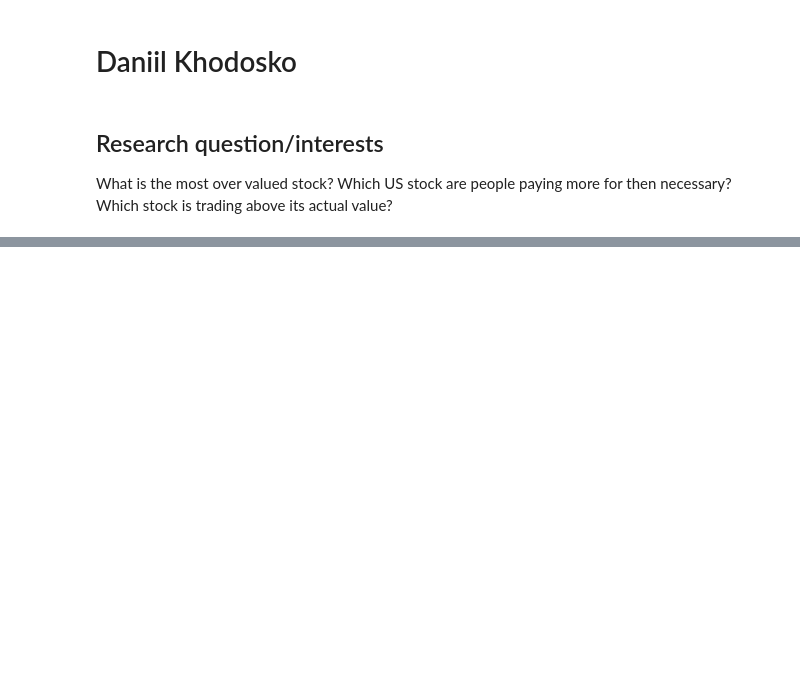
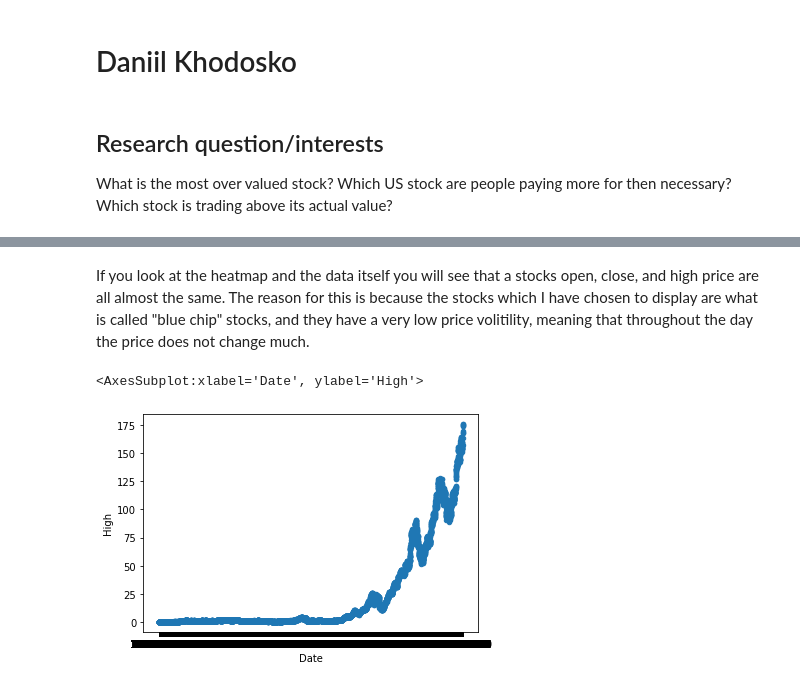
Before and after one commit to ubco-W2021T1-data301/project-group21-project, a Jupyter notebook: notebooks/analysis1.ipynb, the cells around one changed output, grey strips where cells are left out. Drawn from its saved outputs; the diff is of its cells as text; code cells hidden in the pictures; blank space fills up the shorter version.

```diff
--- a/notebooks/analysis1.ipynb
+++ b/notebooks/analysis1.ipynb
@@ -25,0 +136,8 @@ data
+# %% [markdown]
+If you look at the heatmap and the data itself you will see that a stocks open, close, and high price are all almost the same.
+The reason for this is because the stocks which I have chosen to display are what is called "blue chip" stocks, and they have a very low price volitility, meaning that throughout the day the price does not change much.
+# %%
+AAPL_df.plot(kind='scatter', x='Date', y='High')
+# %% [output]
+<AxesSubplot:xlabel='Date', ylabel='High'>
+[figure, added]
```
Also changed, not shown: parts of 19 cells of this notebook.
